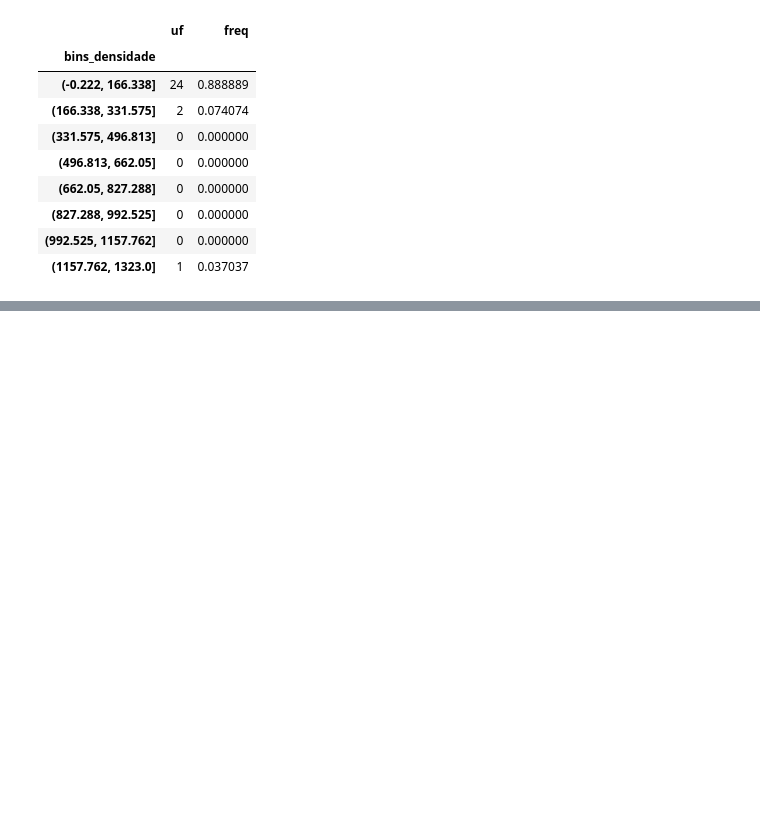
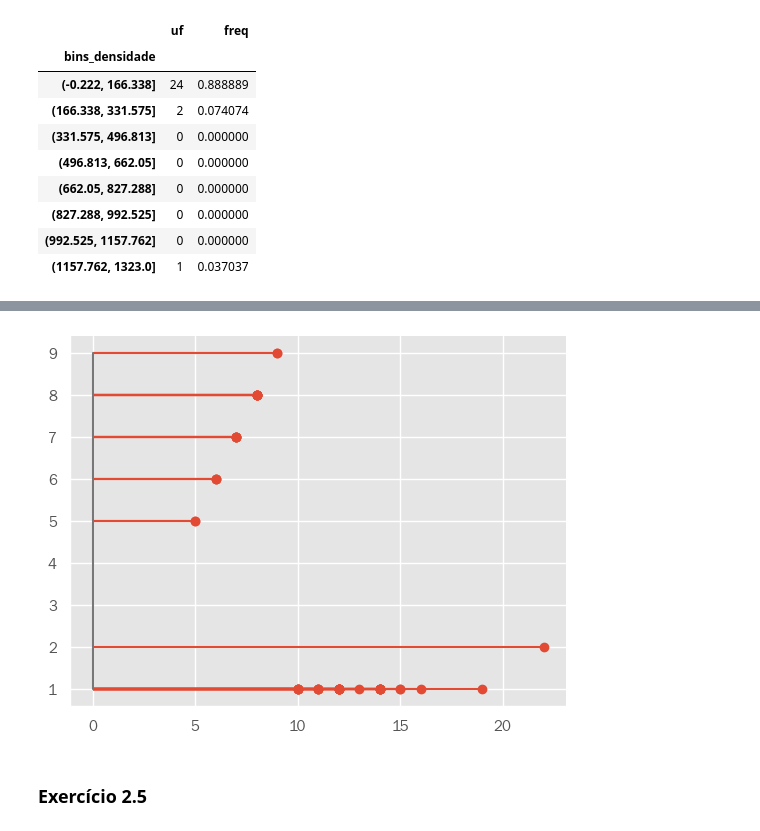
Before and after one commit to baldoinov/text-books, a Jupyter notebook: estatistica-basica/02-resumo-de-dados.ipynb, the cells around one changed output, grey strips where cells are left out. Saved outputs shown, nothing was run; the diff lists cells and outputs as text; code cells hidden in the pictures; blank space fills up the shorter version.

```diff
--- a/estatistica-basica/02-resumo-de-dados.ipynb
+++ b/estatistica-basica/02-resumo-de-dados.ipynb
@@ -195,0 +227,8 @@ freq_densidade
+# %%
+stems = [int(str(i)[0]) for i in erros]
+plt.stem(stems, erros, orientation='horizontal')
+plt.show()
+# %% [output]
+[figure, added]
+# %% [markdown]
+### Exercício 2.5
```
Also changed, not shown: parts of 36 cells of this notebook, 4 other files.
